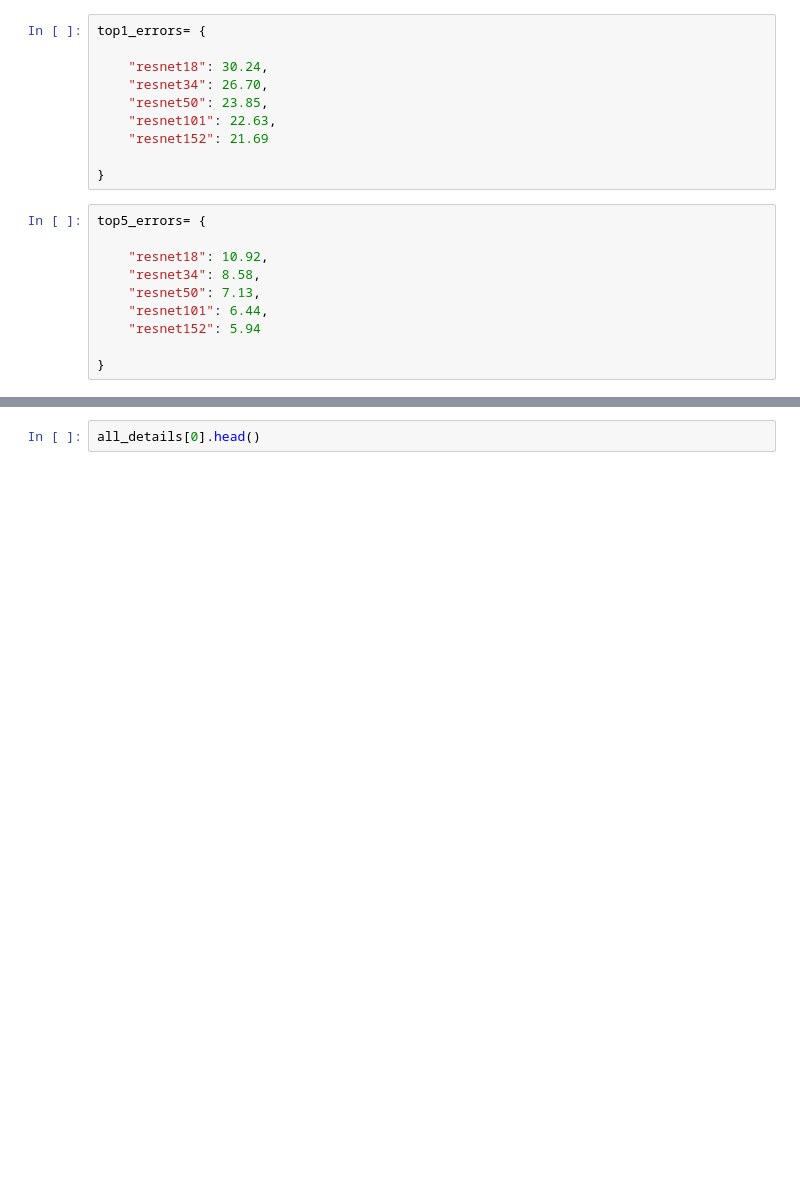
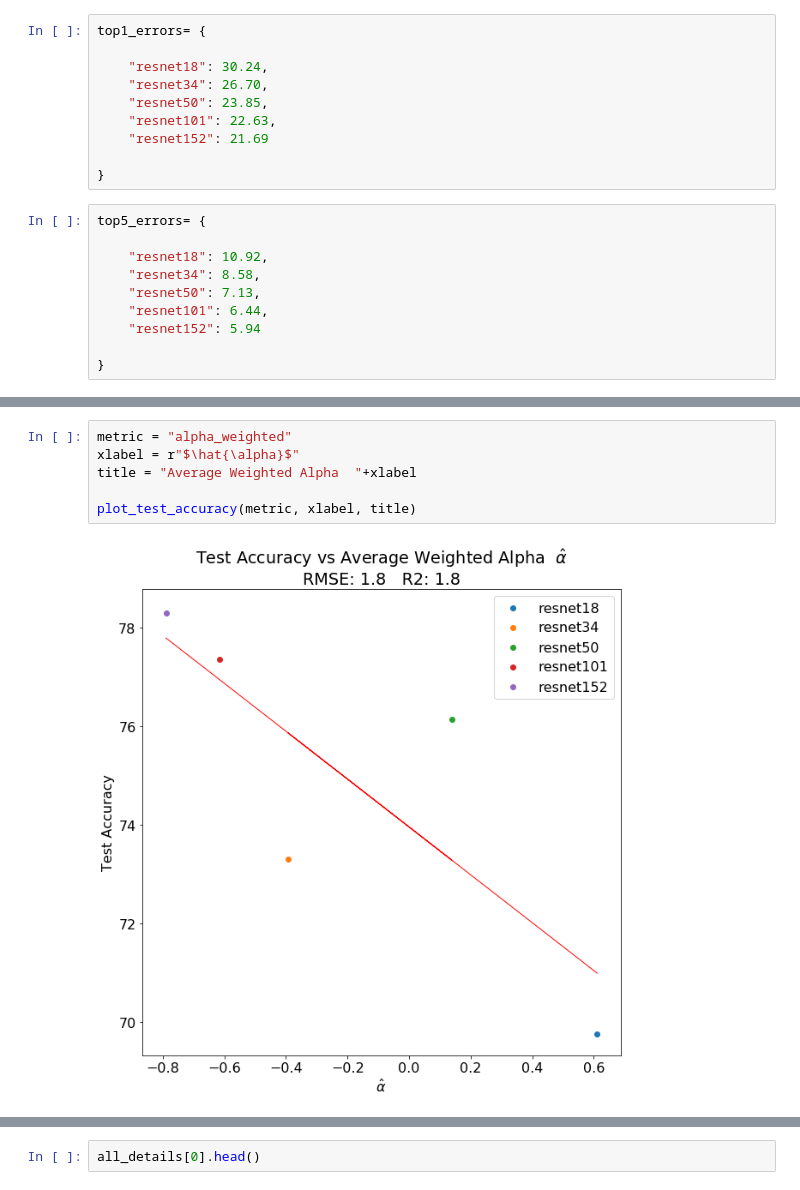
Before and after one commit to CalculatedContent/WeightWatcher, a Jupyter notebook: WeightWatcher-ResNet.ipynb, the cells around one changed output, grey strips where cells are left out. Drawn from its saved outputs; the diff is of its cells as text; blank space fills up the shorter version.

```diff
--- a/WeightWatcher-ResNet.ipynb
+++ b/WeightWatcher-ResNet.ipynb
@@ -151,0 +226,8 @@ INFO:weightwatcher.weightwatcher:Softrank for MP fit compound: min: 0.0256241958
+# %%
+metric = "alpha_weighted"
+xlabel = r"$\hat{\alpha}$"
+title = "Average Weighted Alpha  "+xlabel
+
+plot_test_accuracy(metric, xlabel, title)
+# %% [output]
+[figure, added]
```
Also changed, not shown: parts of 28 cells of this notebook.
